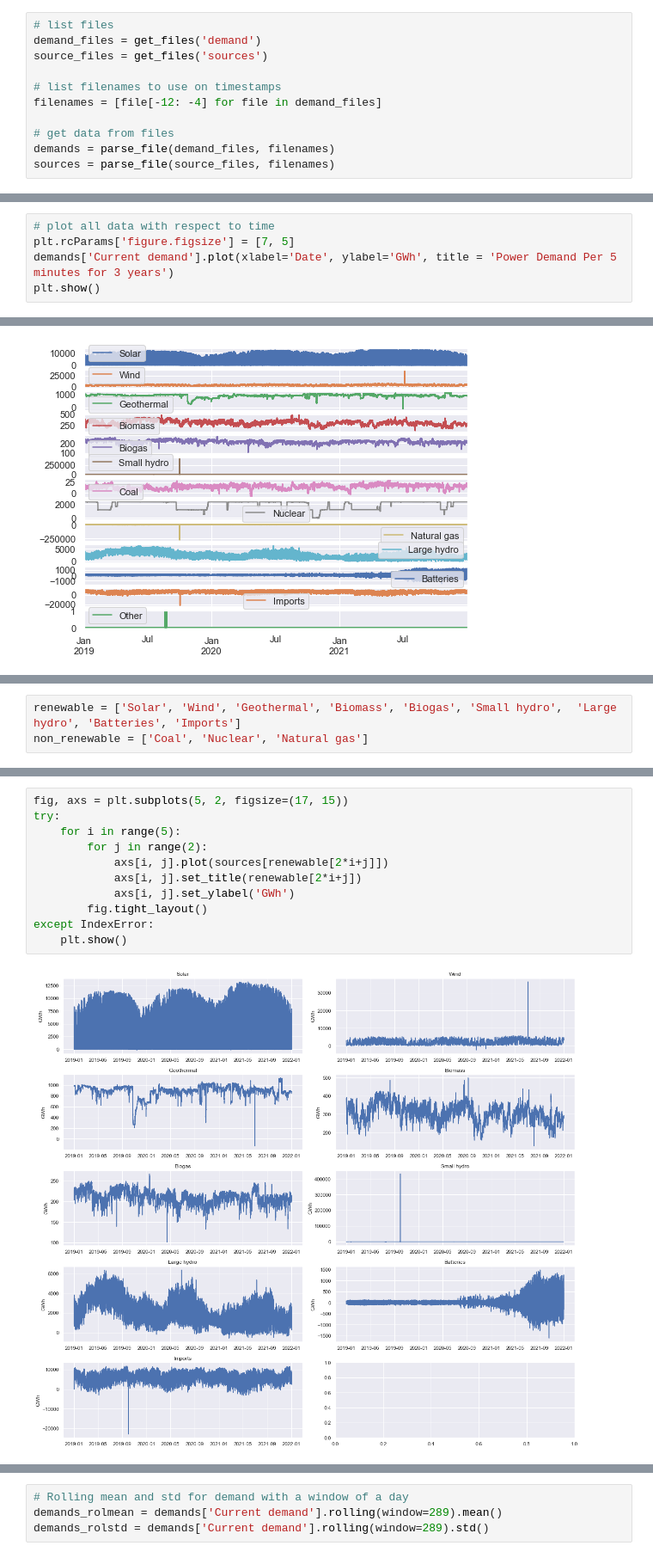
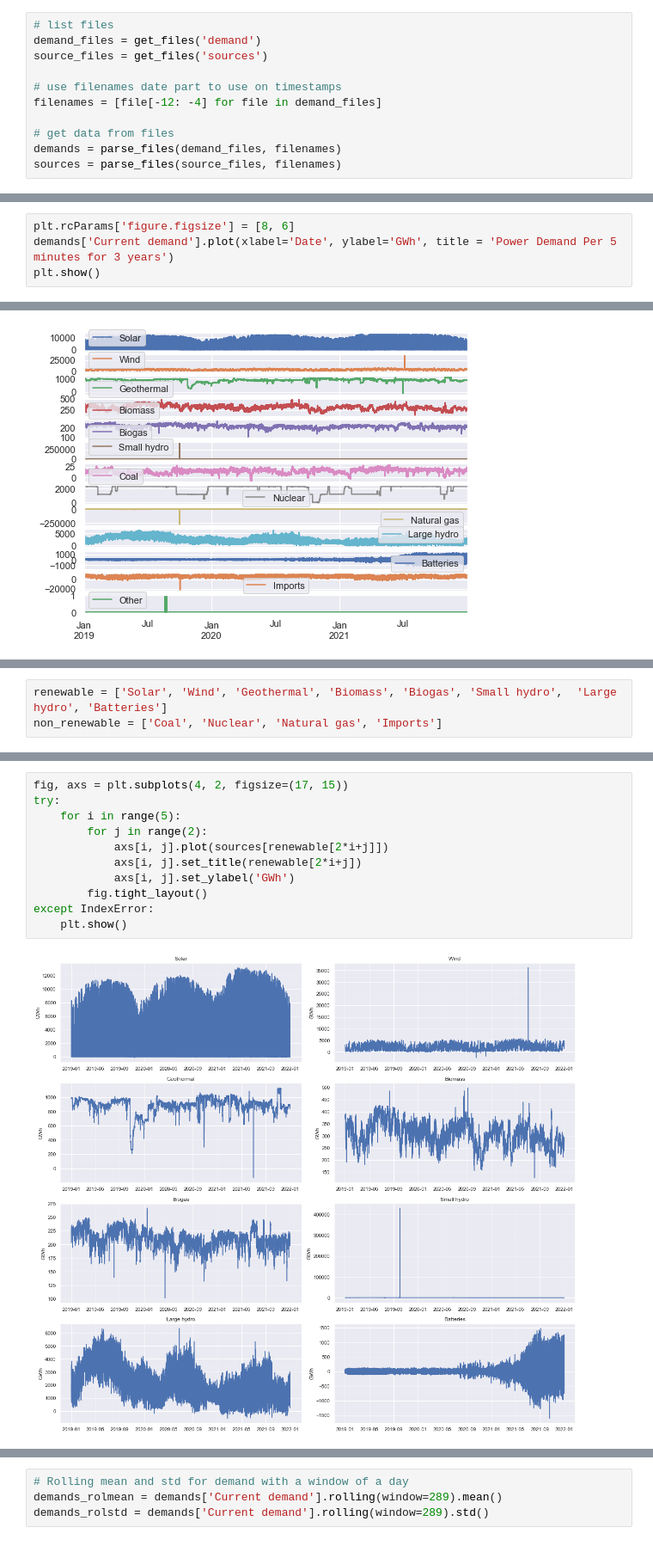
Before and after one commit to gkontogiannhs/Data-Mining, a Jupyter notebook: main.ipynb, the cells around one changed output, grey strips where cells are left out. Shown at 86% size. Drawn from its saved outputs; the diff is of its cells as text.

```diff
--- a/main.ipynb
+++ b/main.ipynb
@@ -41,9 +53,9 @@ def parse_file(files, filenames):
 demand_files = get_files('demand')
 source_files = get_files('sources')
 
-# list filenames to use on timestamps
+# use filenames date part to use on timestamps
 filenames = [file[-12: -4] for file in demand_files]
 
 # get data from files
-demands = parse_file(demand_files, filenames)
-sources = parse_file(source_files, filenames)
+demands = parse_files(demand_files, filenames)
+sources = parse_files(source_files, filenames)
@@ -100,6 +128,5 @@ sources.interpolate(method='linear', axis=0, inplace=True)
 # %%
-# plot all data with respect to time
-plt.rcParams['figure.figsize'] = [7, 5]
+plt.rcParams['figure.figsize'] = [8, 6]
 demands['Current demand'].plot(xlabel='Date', ylabel='GWh', title = 'Power Demand Per 5 minutes for 3 years')
 plt.show()
 # %% [output]
@@ -113,3 +144,3 @@ plt.show()
 # %%
-renewable = ['Solar', 'Wind', 'Geothermal', 'Biomass', 'Biogas', 'Small hydro',  'Large hydro', 'Batteries', 'Imports']
-non_renewable = ['Coal', 'Nuclear', 'Natural gas']
+renewable = ['Solar', 'Wind', 'Geothermal', 'Biomass', 'Biogas', 'Small hydro',  'Large hydro', 'Batteries']
+non_renewable = ['Coal', 'Nuclear', 'Natural gas', 'Imports']
@@ -116,13 +149,13 @@ non_renewable = ['Coal', 'Nuclear', 'Natural gas']
 # %%
-fig, axs = plt.subplots(5, 2, figsize=(17, 15))
+fig, axs = plt.subplots(4, 2, figsize=(17, 15))
 try:
     for i in range(5):
         for j in range(2):
             axs[i, j].plot(sources[renewable[2*i+j]])
             axs[i, j].set_title(renewable[2*i+j])
             axs[i, j].set_ylabel('GWh')
         fig.tight_layout()
 except IndexError:
     plt.show()
 # %% [output]
-[figure, old version]
+[figure, new version]
```
Also changed, not shown: parts of 39 cells of this notebook.
